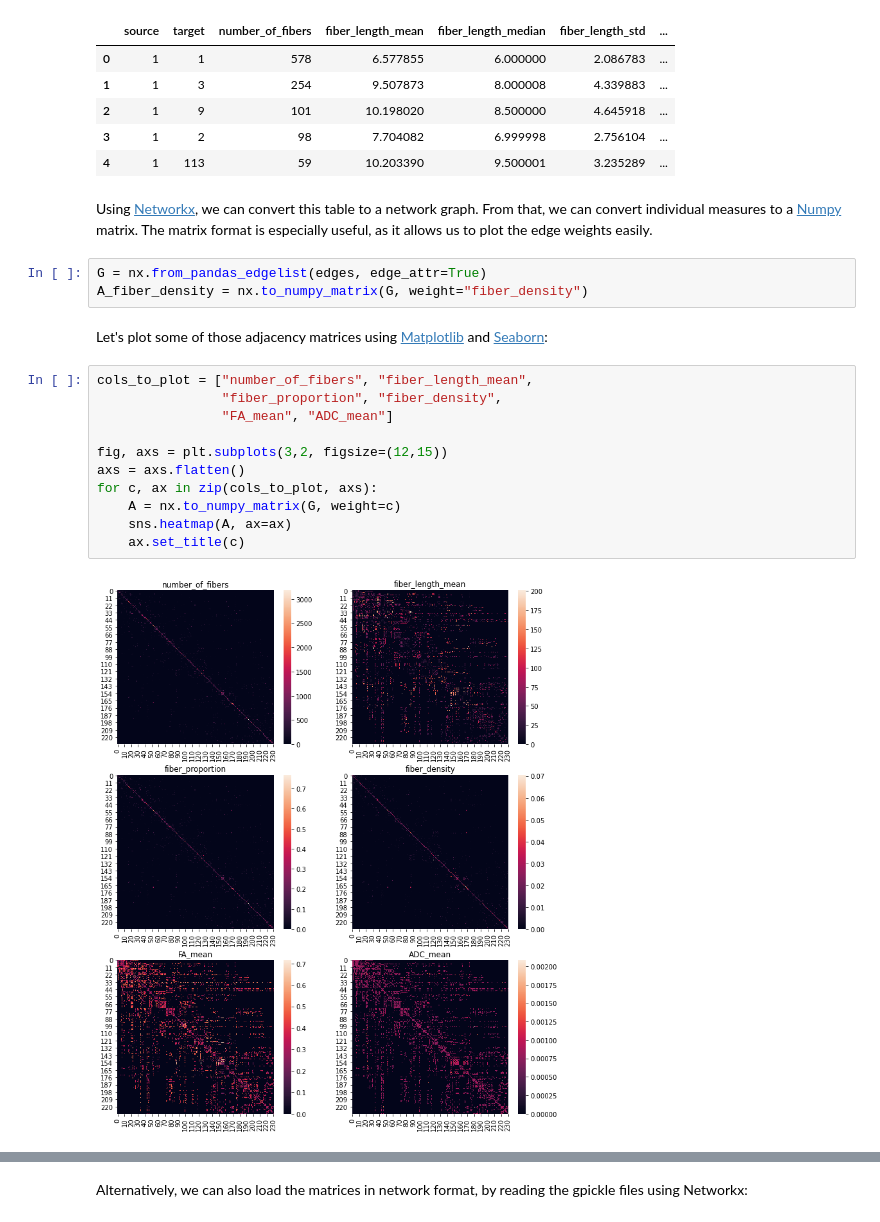
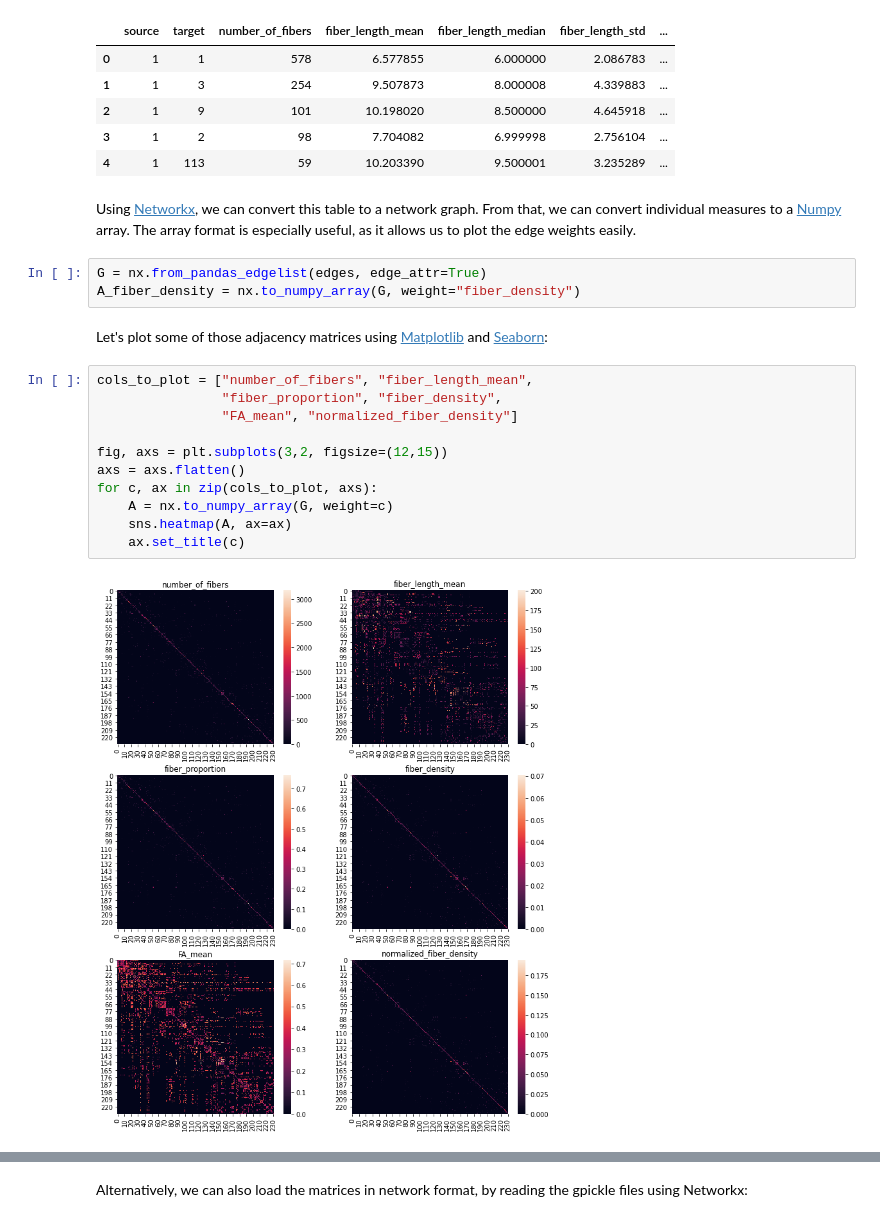
Before and after one commit to connectomicslab/connectomemapper3, a Jupyter notebook: notebooks/analysis_tutorial.ipynb, the cells around one changed output, grey strips where cells are left out. Drawn from its saved outputs; the diff is of its cells as text.

Commit message:
Make plots work

```diff
--- a/notebooks/analysis_tutorial.ipynb
+++ b/notebooks/analysis_tutorial.ipynb
@@ -65,22 +68,22 @@ edges.head()
 | 3 | 1 | 2 | 98 | 7.704082 | 6.999998 | 2.756104 | ... |
 | 4 | 1 | 113 | 59 | 10.203390 | 9.500001 | 3.235289 | ... |
 # %% [markdown]
-Using [Networkx](https://networkx.org/documentation/stable/index.html), we can convert this table to a network graph. From that, we can convert individual measures to a [Numpy](https://numpy.org/) matrix. The matrix format is especially useful, as it allows us to plot the edge weights easily.
+Using [Networkx](https://networkx.org/documentation/stable/index.html), we can convert this table to a network graph. From that, we can convert individual measures to a [Numpy](https://numpy.org/) array. The array format is especially useful, as it allows us to plot the edge weights easily.
 # %%
 G = nx.from_pandas_edgelist(edges, edge_attr=True)
-A_fiber_density = nx.to_numpy_matrix(G, weight="fiber_density")
+A_fiber_density = nx.to_numpy_array(G, weight="fiber_density")
 # %% [markdown]
 Let's plot some of those adjacency matrices using [Matplotlib](https://matplotlib.org/) and [Seaborn](http://seaborn.pydata.org/index.html):
 # %%
 cols_to_plot = ["number_of_fibers", "fiber_length_mean",
                 "fiber_proportion", "fiber_density",
-                "FA_mean", "ADC_mean"]
+                "FA_mean", "normalized_fiber_density"]
 
 fig, axs = plt.subplots(3,2, figsize=(12,15))
 axs = axs.flatten()
 for c, ax in zip(cols_to_plot, axs):
-    A = nx.to_numpy_matrix(G, weight=c)
+    A = nx.to_numpy_array(G, weight=c)
     sns.heatmap(A, ax=ax)
     ax.set_title(c)
 # %% [output]
-[figure, old version]
+[figure, new version]
```
Also changed, not shown: parts of 17 cells of this notebook.
